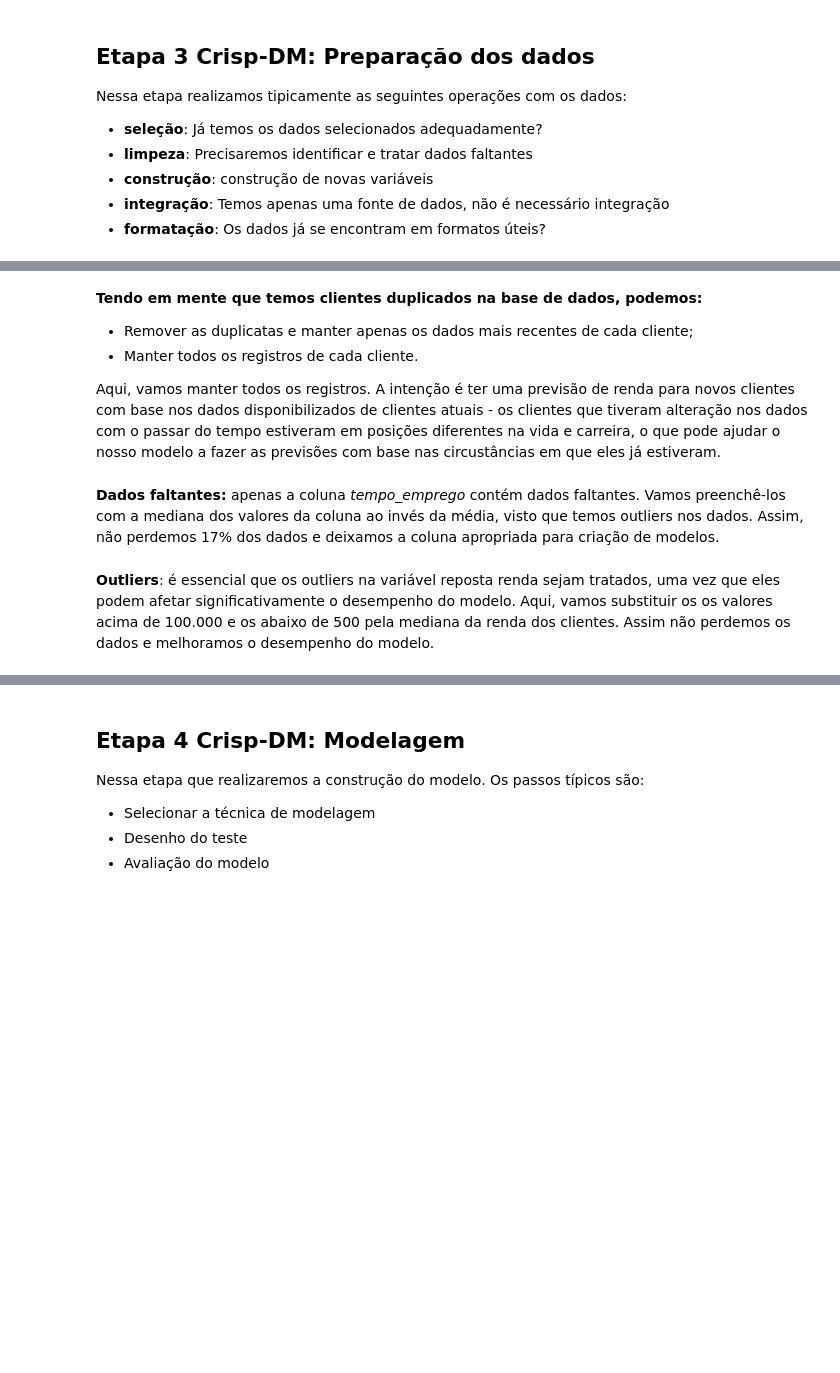
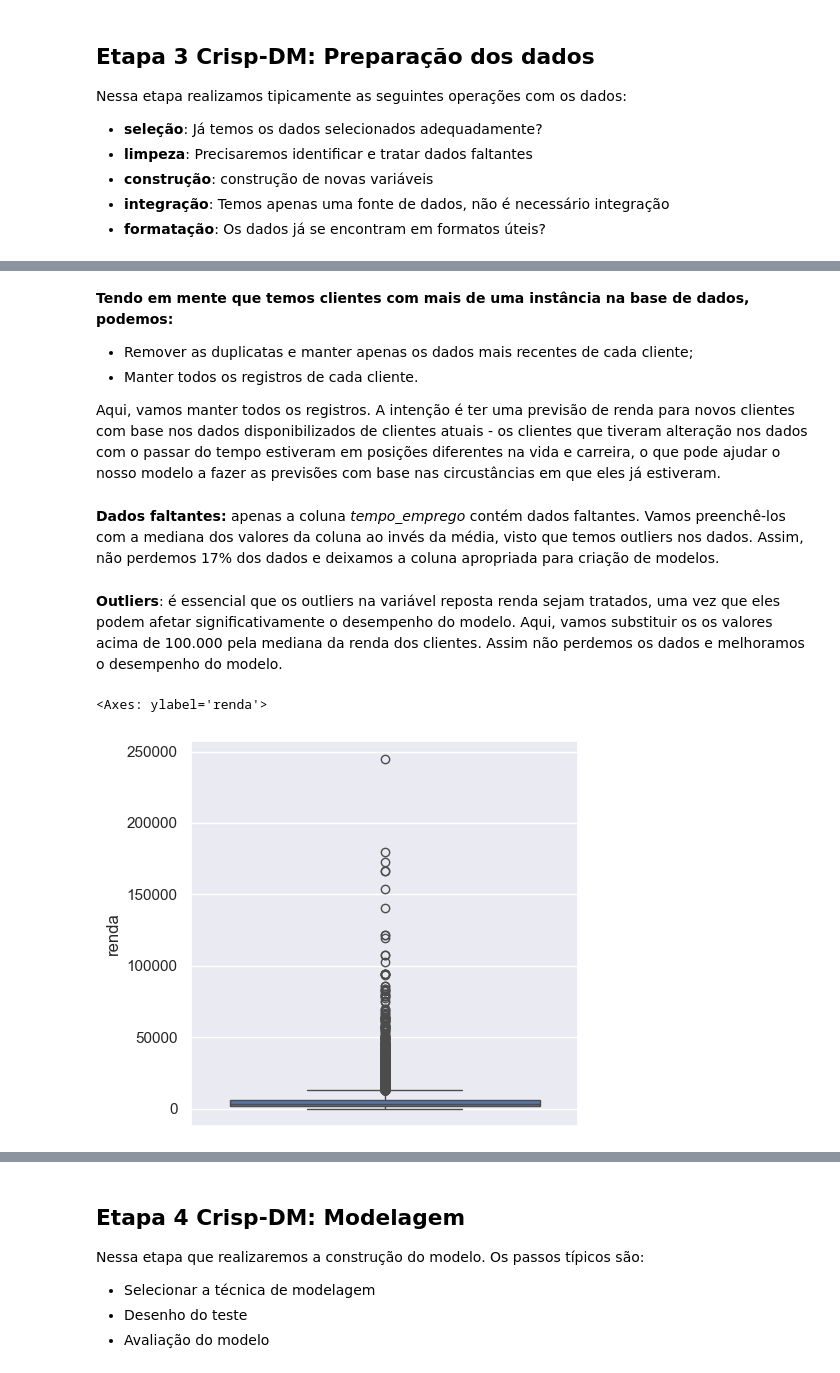
Before and after one commit to HenriqueGuerino/Analise-Previsao-Renda, a Jupyter notebook: Modelo de previsão de renda.ipynb, the cells around one changed output, grey strips where cells are left out. Saved outputs shown, nothing was run; the diff lists cells and outputs as text; code cells hidden in the pictures; blank space fills up the shorter version.

```diff
--- a/Modelo de previsão de renda.ipynb
+++ b/Modelo de previsão de renda.ipynb
@@ -146,7 +133,7 @@ renda.head(3)
 | 1 | 2015-01-01 | 10640 | F | False | True | 1 | Servidor público | Superior completo | ... |
 | 2 | 2015-01-01 | 368 | M | True | False | 0 | Empresário | Secundário | ... |
 # %% [markdown]
-**Tendo em mente que temos clientes duplicados na base de dados, podemos:**
+**Tendo em mente que temos clientes com mais de uma instância na base de dados, podemos:**
 - Remover as duplicatas e manter apenas os dados mais recentes de cada cliente;
 - Manter todos os registros de cada cliente.
 
@@ -156,5 +143,11 @@ Aqui, vamos manter todos os registros. A intenção é ter uma previsão de rend
 # %%
 renda['tempo_emprego'] = renda['tempo_emprego'].fillna(renda['tempo_emprego'].median())
 # %% [markdown]
-**Outliers**: é essencial que os outliers na variável reposta renda sejam tratados, uma vez que eles podem afetar significativamente o desempenho do modelo. Aqui, vamos substituir os os valores acima de 100.000 e os abaixo de 500 pela mediana da renda dos clientes. Assim não perdemos os dados e melhoramos o desempenho do modelo.
+**Outliers**: é essencial que os outliers na variável reposta renda sejam tratados, uma vez que eles podem afetar significativamente o desempenho do modelo. Aqui, vamos substituir os os valores acima de 100.000 pela mediana da renda dos clientes. Assim não perdemos os dados e melhoramos o desempenho do modelo.
+# %%
+plt.rc('figure', figsize=(5,5))
+sns.boxplot(renda['renda'])
+# %% [output]
+<Axes: ylabel='renda'>
+[figure, added]
 # %%
```
Also changed, not shown: parts of 21 cells of this notebook.
